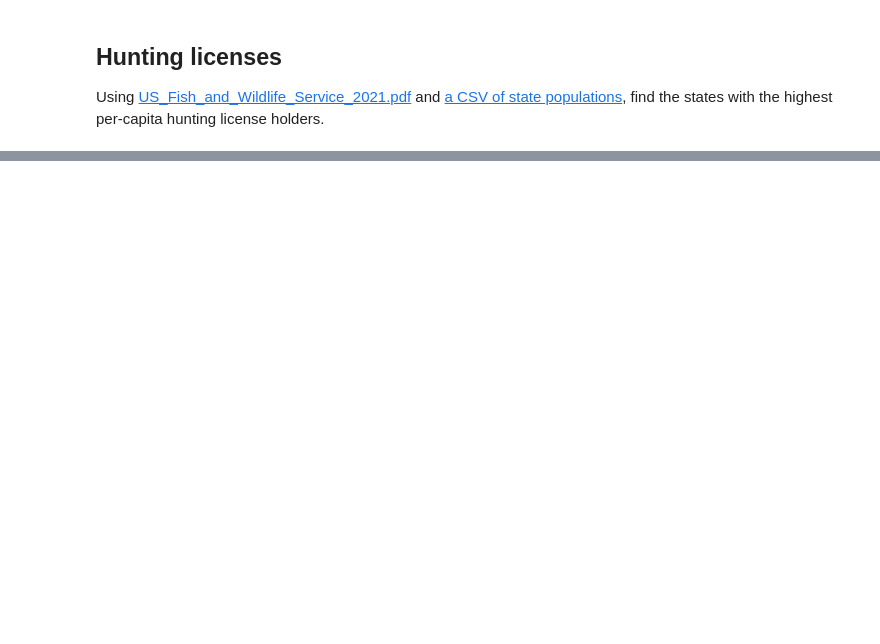
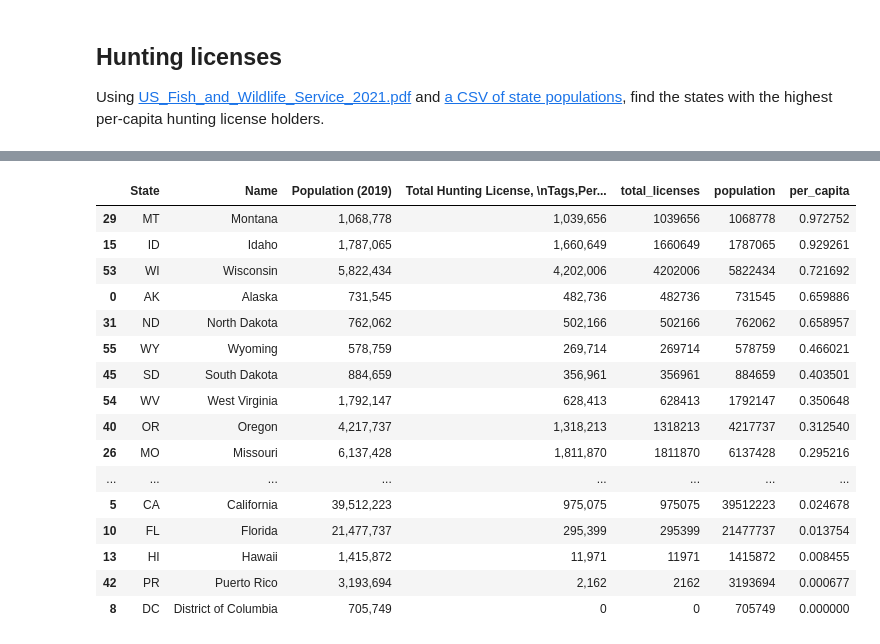
Before and after one commit to nisha5hetty/08-homework, a Jupyter notebook: Parsing PDFs Homework.ipynb, the cells around one changed output, grey strips where cells are left out. Cells and saved outputs as stored; diff of their text form; code cells hidden in the pictures; blank space fills up the shorter version.

```diff
--- a/Parsing PDFs Homework.ipynb
+++ b/Parsing PDFs Homework.ipynb
@@ -255,0 +1123,22 @@ updated_df = combined[['State', 'Name','Population (2019)','Paid Hunting License
+# %%
+# Sort table to find the states with the highest per-capita hunting license holders
+updated_df = updated_df.sort_values(by=['per_capita'], ascending=False)
+updated_df
+# %% [output]
+|  | State | Name | Population (2019) | Total Hunting License, \nTags,Per... | total_licenses | population | per_capita |
+| 29 | MT | Montana | 1,068,778 | 1,039,656 | 1039656 | 1068778 | 0.972752 |
+| 15 | ID | Idaho | 1,787,065 | 1,660,649 | 1660649 | 1787065 | 0.929261 |
+| 53 | WI | Wisconsin | 5,822,434 | 4,202,006 | 4202006 | 5822434 | 0.721692 |
+| 0 | AK | Alaska | 731,545 | 482,736 | 482736 | 731545 | 0.659886 |
+| 31 | ND | North Dakota | 762,062 | 502,166 | 502166 | 762062 | 0.658957 |
+| 55 | WY | Wyoming | 578,759 | 269,714 | 269714 | 578759 | 0.466021 |
+| 45 | SD | South Dakota | 884,659 | 356,961 | 356961 | 884659 | 0.403501 |
+| 54 | WV | West Virginia | 1,792,147 | 628,413 | 628413 | 1792147 | 0.350648 |
+| 40 | OR | Oregon | 4,217,737 | 1,318,213 | 1318213 | 4217737 | 0.312540 |
+| 26 | MO | Missouri | 6,137,428 | 1,811,870 | 1811870 | 6137428 | 0.295216 |
+| ... | ... | ... | ... | ... | ... | ... | ... |
+| 5 | CA | California | 39,512,223 | 975,075 | 975075 | 39512223 | 0.024678 |
+| 10 | FL | Florida | 21,477,737 | 295,399 | 295399 | 21477737 | 0.013754 |
+| 13 | HI | Hawaii | 1,415,872 | 11,971 | 11971 | 1415872 | 0.008455 |
+| 42 | PR | Puerto Rico | 3,193,694 | 2,162 | 2162 | 3193694 | 0.000677 |
+| 8 | DC | District of Columbia | 705,749 | 0 | 0 | 705749 | 0.000000 |
```
Also changed, not shown: parts of 82 cells of this notebook, 1 other file.
